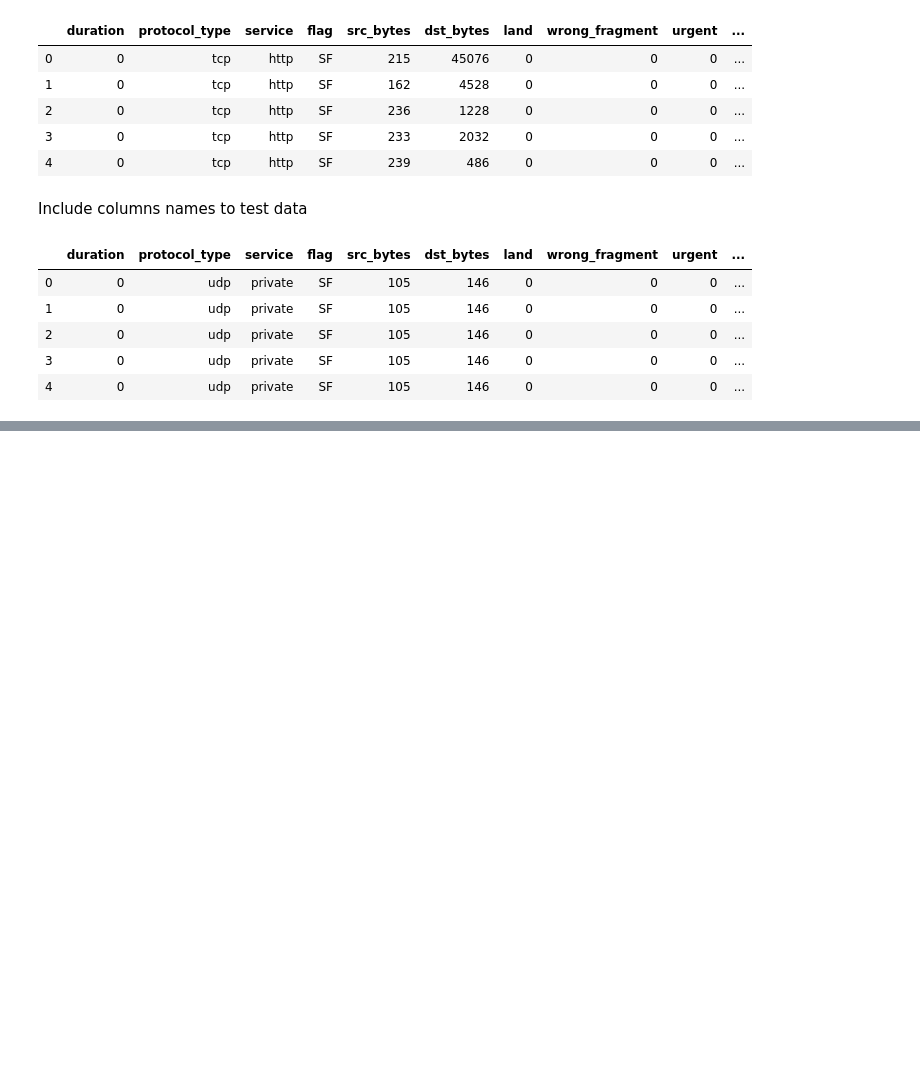
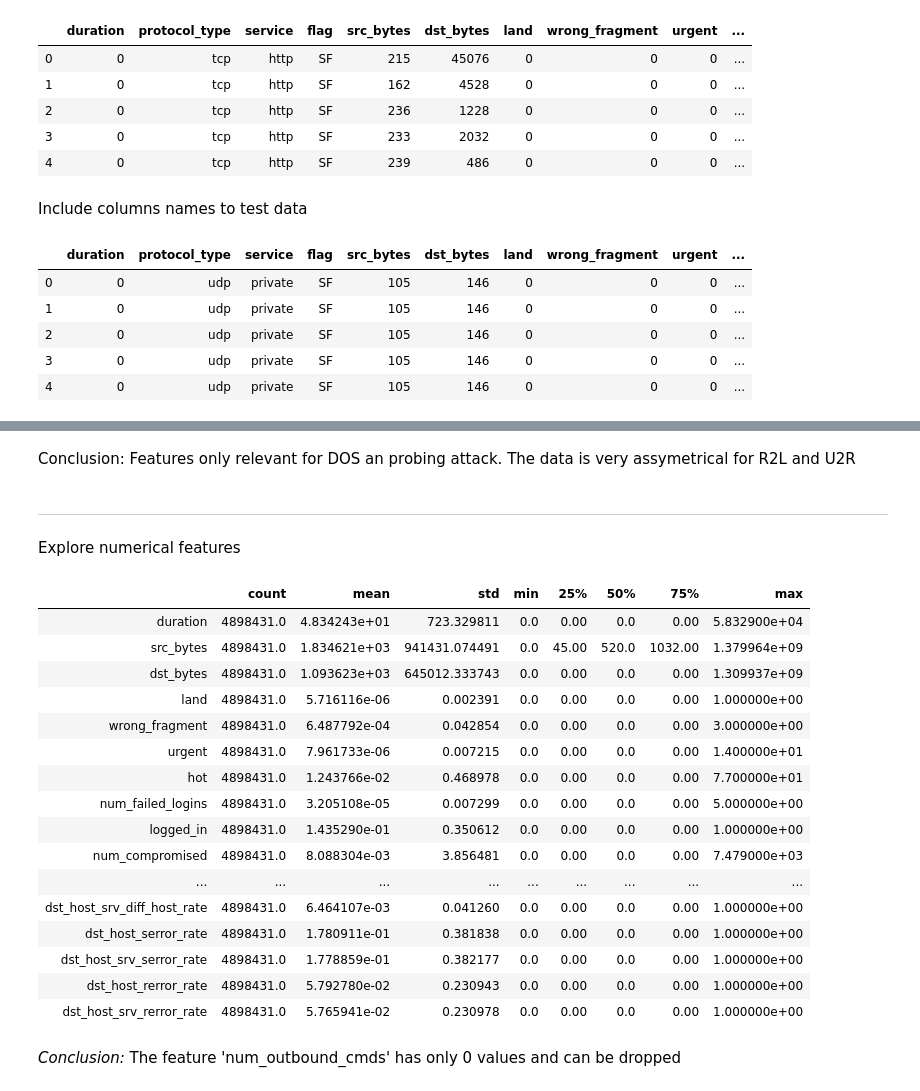
Before and after one commit to narendraparigi1987/ml_assignment, a Jupyter notebook: ML Network Intrusion - 20200311-01.ipynb, the cells around one changed output, grey strips where cells are left out. Drawn from its saved outputs; the diff is of its cells as text; code cells hidden in the pictures; blank space fills up the shorter version.

Commit message:
Added Data exploration

```diff
--- a/ML Network Intrusion - 20200311-01.ipynb
+++ b/ML Network Intrusion - 20200311-01.ipynb
@@ -165,0 +198,27 @@ kddcup_testdata.head()
+# %% [markdown]
+Conclusion: Features only relevant for DOS an probing attack. The data is very assymetrical for R2L and U2R
+# %% [markdown]
+___
+Explore numerical features
+# %%
+kddcup_data.describe().transpose()
+# %% [output]
+|  | count | mean | std | min | 25% | 50% | 75% | max |
+| duration | 4898431.0 | 4.834243e+01 | 723.329811 | 0.0 | 0.00 | 0.0 | 0.00 | 5.832900e+04 |
+| src_bytes | 4898431.0 | 1.834621e+03 | 941431.074491 | 0.0 | 45.00 | 520.0 | 1032.00 | 1.379964e+09 |
+| dst_bytes | 4898431.0 | 1.093623e+03 | 645012.333743 | 0.0 | 0.00 | 0.0 | 0.00 | 1.309937e+09 |
+| land | 4898431.0 | 5.716116e-06 | 0.002391 | 0.0 | 0.00 | 0.0 | 0.00 | 1.000000e+00 |
+| wrong_fragment | 4898431.0 | 6.487792e-04 | 0.042854 | 0.0 | 0.00 | 0.0 | 0.00 | 3.000000e+00 |
+| urgent | 4898431.0 | 7.961733e-06 | 0.007215 | 0.0 | 0.00 | 0.0 | 0.00 | 1.400000e+01 |
+| hot | 4898431.0 | 1.243766e-02 | 0.468978 | 0.0 | 0.00 | 0.0 | 0.00 | 7.700000e+01 |
+| num_failed_logins | 4898431.0 | 3.205108e-05 | 0.007299 | 0.0 | 0.00 | 0.0 | 0.00 | 5.000000e+00 |
+| logged_in | 4898431.0 | 1.435290e-01 | 0.350612 | 0.0 | 0.00 | 0.0 | 0.00 | 1.000000e+00 |
+| num_compromised | 4898431.0 | 8.088304e-03 | 3.856481 | 0.0 | 0.00 | 0.0 | 0.00 | 7.479000e+03 |
+| ... | ... | ... | ... | ... | ... | ... | ... | ... |
+| dst_host_srv_diff_host_rate | 4898431.0 | 6.464107e-03 | 0.041260 | 0.0 | 0.00 | 0.0 | 0.00 | 1.000000e+00 |
+| dst_host_serror_rate | 4898431.0 | 1.780911e-01 | 0.381838 | 0.0 | 0.00 | 0.0 | 0.00 | 1.000000e+00 |
+| dst_host_srv_serror_rate | 4898431.0 | 1.778859e-01 | 0.382177 | 0.0 | 0.00 | 0.0 | 0.00 | 1.000000e+00 |
+| dst_host_rerror_rate | 4898431.0 | 5.792780e-02 | 0.230943 | 0.0 | 0.00 | 0.0 | 0.00 | 1.000000e+00 |
+| dst_host_srv_rerror_rate | 4898431.0 | 5.765941e-02 | 0.230978 | 0.0 | 0.00 | 0.0 | 0.00 | 1.000000e+00 |
+# %% [markdown]
+_Conclusion:_ The feature 'num_outbound_cmds' has only 0 values and can be dropped
```
Also changed, not shown: parts of 10 cells of this notebook.
